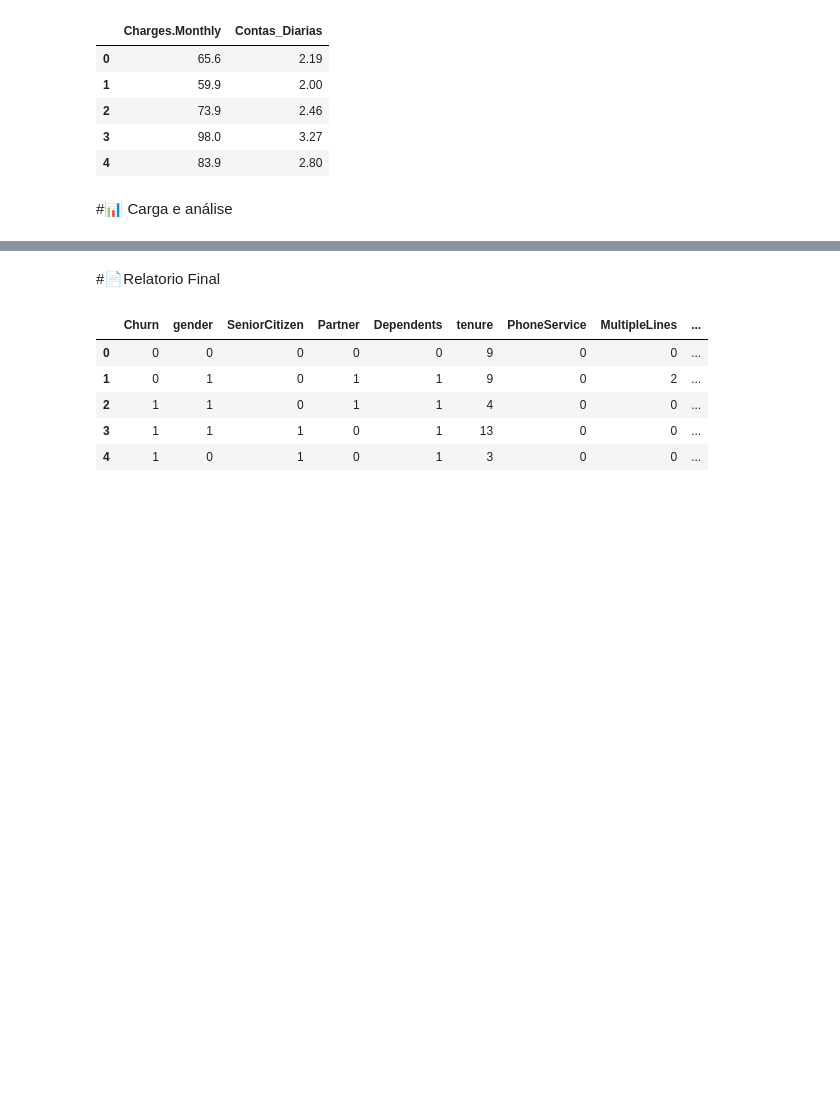
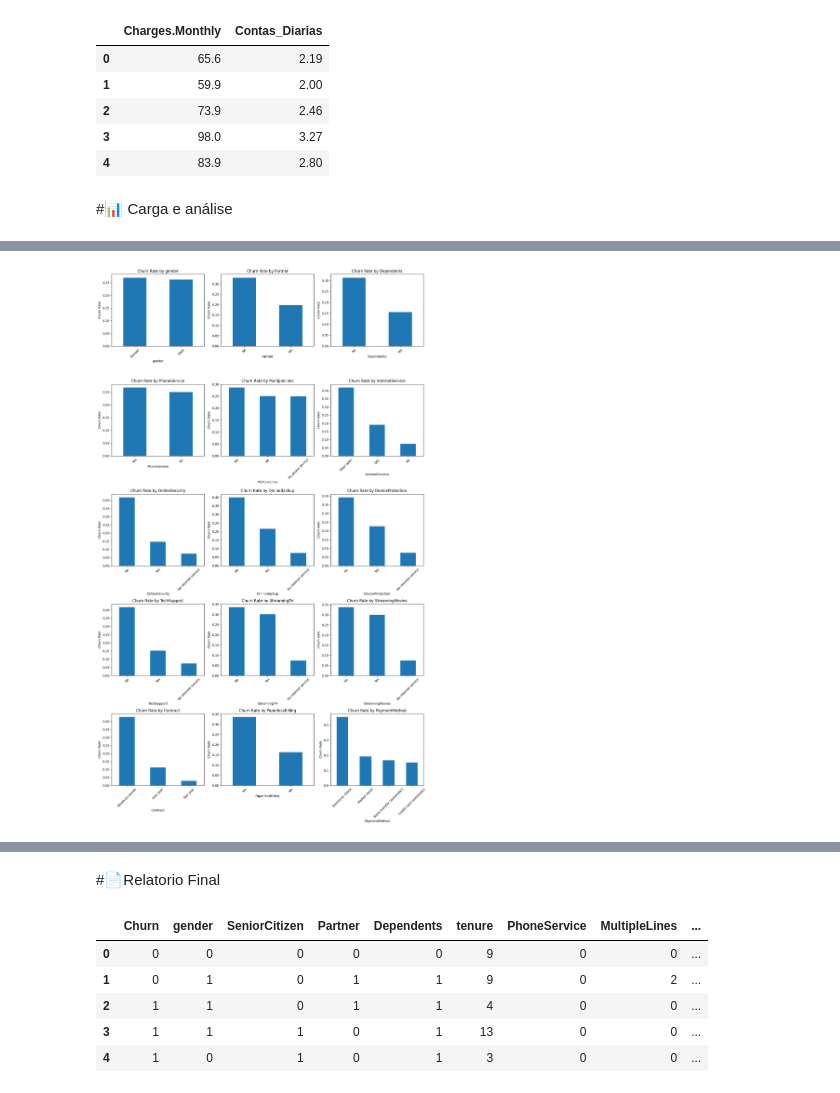
Before and after one commit to emilesartori/challenge2-data-science, a Jupyter notebook: TelecomX_BR.ipynb, the cells around one changed output, grey strips where cells are left out. Saved outputs shown, nothing was run; the diff lists cells and outputs as text; code cells hidden in the pictures; blank space fills up the shorter version.

```diff
--- a/TelecomX_BR.ipynb
+++ b/TelecomX_BR.ipynb
@@ -179,0 +236,33 @@ display(df_encoded.head())
+# %%
+#Contagem de Evasão por Variáveis Categóricas
+
+#colunas para filtrar
+colunas_categoricas = ['gender', 'Partner', 'Dependents', 'PhoneService', 'MultipleLines',
+                               'InternetService', 'OnlineSecurity', 'OnlineBackup', 'DeviceProtection',
+                               'TechSupport', 'StreamingTV', 'StreamingMovies', 'Contract',
+                               'PaperlessBilling', 'PaymentMethod']
+
+# preparação para grafico
+n_cols = 3
+n_rows = (len(colunas_categoricas) + n_cols - 1) // n_cols
+fig, axes = plt.subplots(n_rows, n_cols, figsize=(15, n_rows * 5))
+axes = axes.flatten()
+
+
+for i, col in enumerate(colunas_categoricas):
+    if i < len(axes):
+        churn_by_category = df_final.groupby(col)['Churn'].value_counts(normalize=True).unstack().fillna(0)
+        churn_by_category['Yes'].sort_values(ascending=False).plot(kind='bar', ax=axes[i])
+        axes[i].set_title(f'Churn Rate by {col}')
+        axes[i].set_xlabel(col)
+        axes[i].set_ylabel('Churn Rate')
+        axes[i].tick_params(axis='x', rotation=45)
+
+
+for j in range(i + 1, len(axes)):
+    fig.delaxes(axes[j])
+
+plt.tight_layout()
+plt.show()
+# %% [output]
+[figure, added]
```
Also changed, not shown: parts of 6 cells of this notebook.
